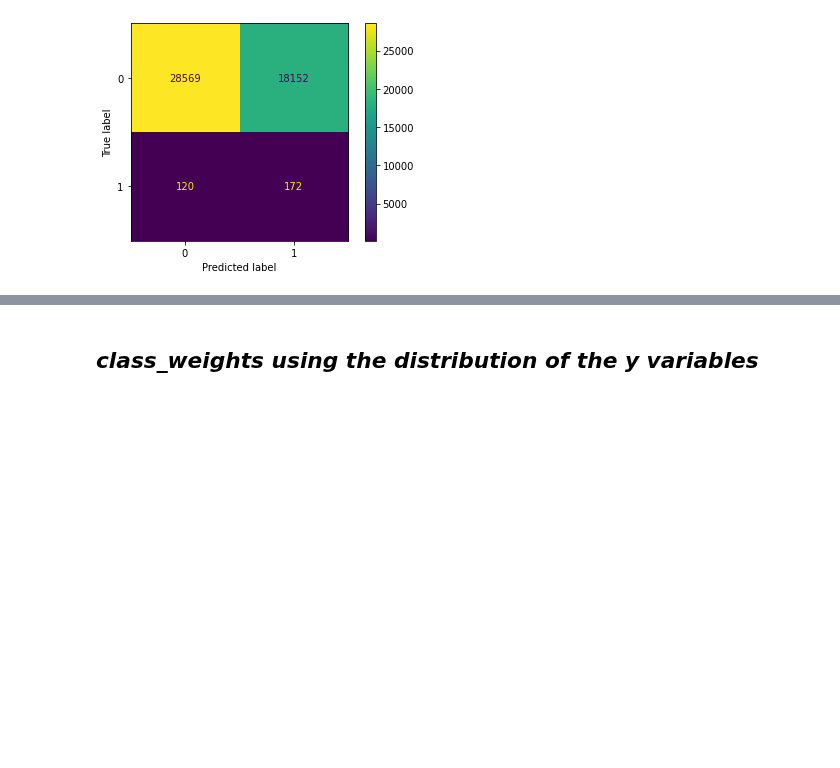
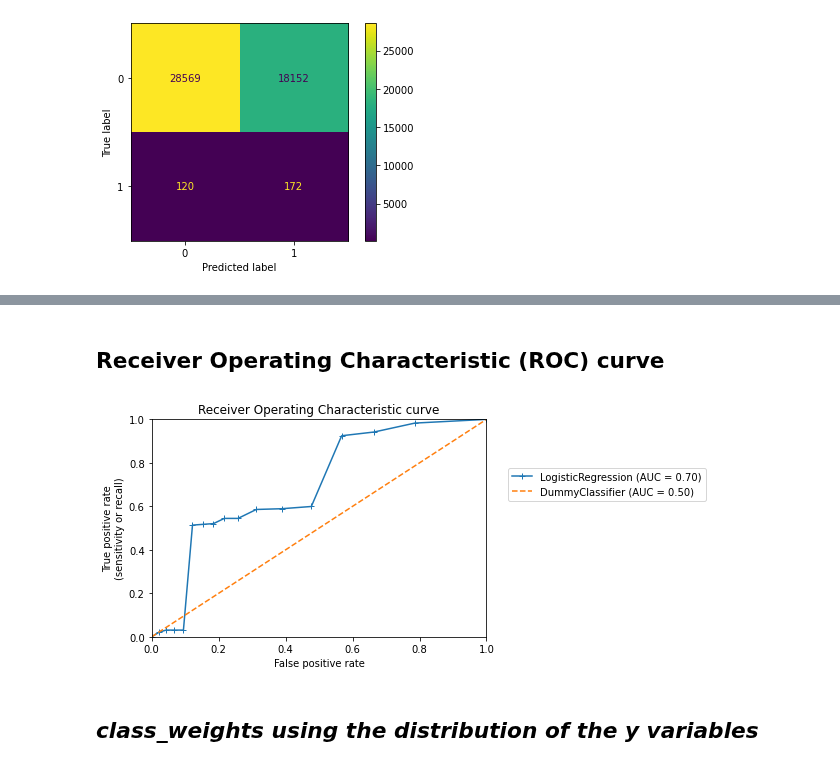
Before and after one commit to Alvaroguijarro97/ML_Group_Project, a Jupyter notebook: Dataframes_combined.ipynb, the cells around one changed output, grey strips where cells are left out. Cells and saved outputs as stored; diff of their text form; code cells hidden in the pictures; blank space fills up the shorter version.

```diff
--- a/Dataframes_combined.ipynb
+++ b/Dataframes_combined.ipynb
@@ -512,3 +551,32 @@ _ = ConfusionMatrixDisplay.from_estimator(classifier, X_test, y_test)
+# %% [markdown]
+## Receiver Operating Characteristic (ROC) curve
+# %%
+# precision and recall metric focuses on the positive class
+# also relevant: Compromise between accurately discriminating the positive class and accurately discriminating the negative classes
+# statistics used for this are recall (or sensitivity) and specificity
+# Sensitivity and specificity generally plotted as a curve called the Receiver Operating Characteristic (ROC) curve (Similar to precision-recall curve above)
+
+# Receiver Operating Characteristic (ROC) curve:
+from sklearn.metrics import RocCurveDisplay
+
+disp = RocCurveDisplay.from_estimator(
+    classifier, X_test, y_test, pos_label= 1,
+    marker="+")
+disp = RocCurveDisplay.from_estimator(
+    dummy_classifier, X_test, y_test, pos_label= 1,
+    color="tab:orange", linestyle="--", ax=disp.ax_)
+plt.xlabel("False positive rate")
+plt.ylabel("True positive rate\n(sensitivity or recall)")
+plt.xlim(0, 1)
+plt.ylim(0, 1)
+plt.legend(bbox_to_anchor=(1.05, 0.8), loc="upper left")
+_ = disp.ax_.set_title("Receiver Operating Characteristic curve")
+
+# probability threshold varies for determining prediction and compute the metrics
+# Area under the ROC (ROC-AUC) to characterize the generalization performance of our classifier (similar to precision-recall curve above)
+# lower bound of the ROC-AUC is 0.5 (generalization performance of dummy classifier)
+# %% [output]
+[figure, added]
 # %% [markdown]
 ## *class_weights using the distribution of the y variables*
 # %%
```
Also changed, not shown: parts of 7 cells of this notebook.
